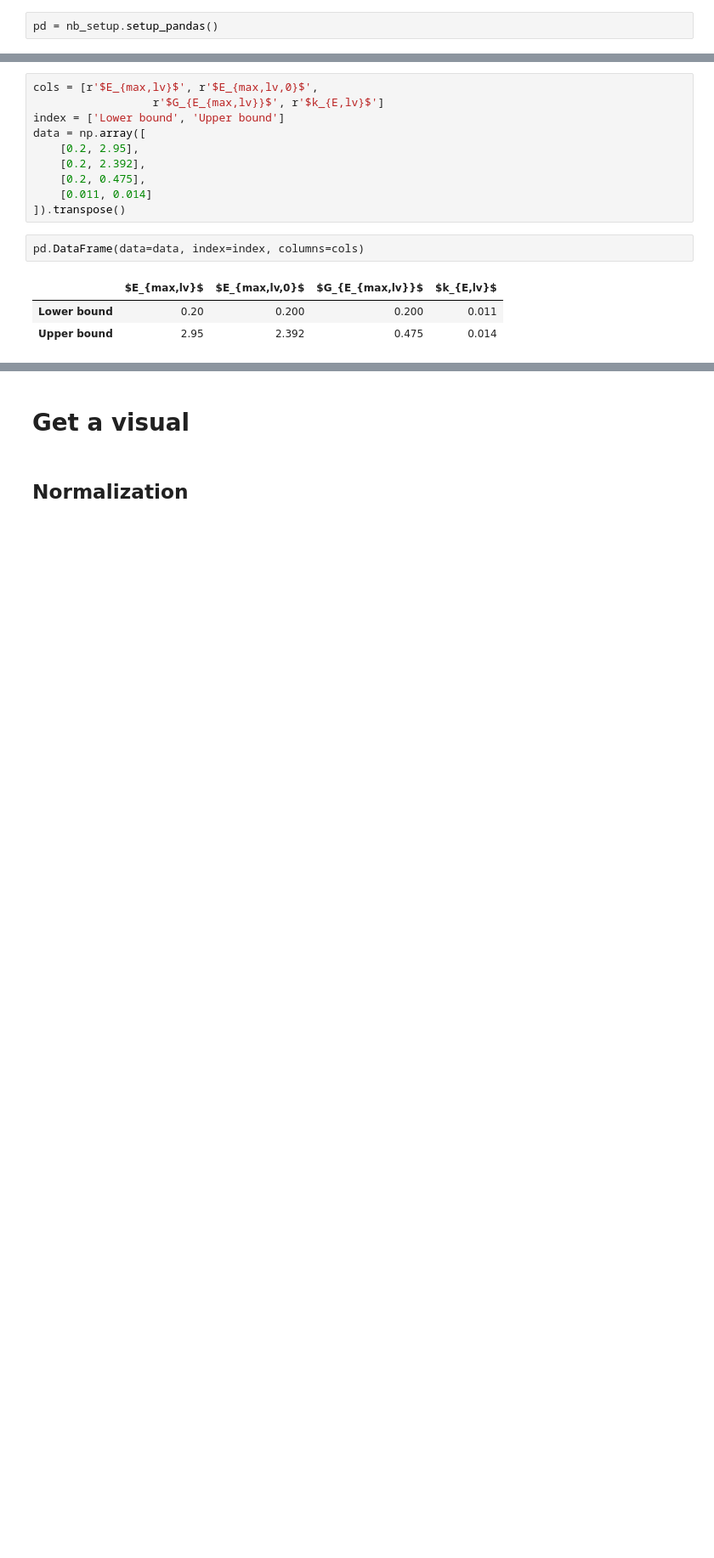
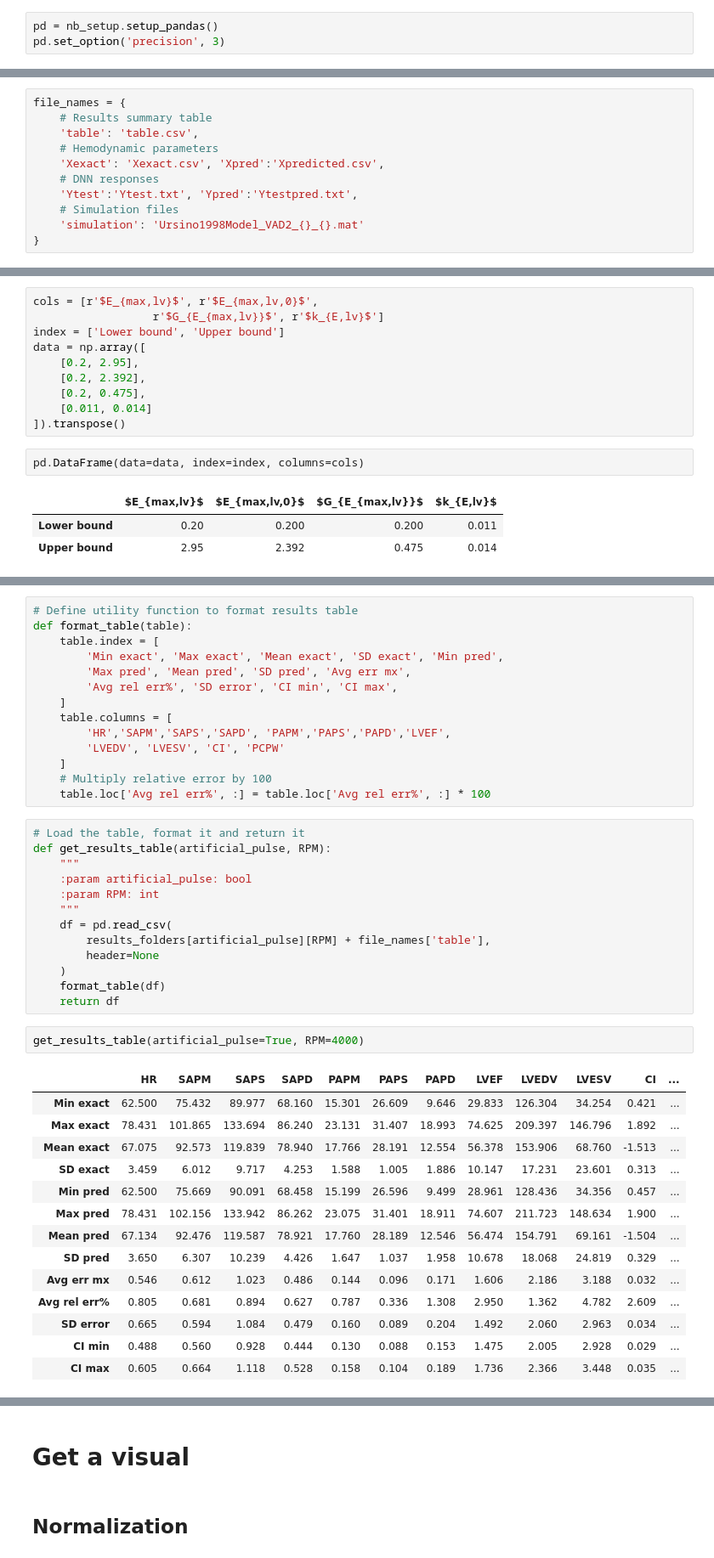
Before and after one commit to matthiaszeller/VAD-0D-DNN, a Jupyter notebook: notebooks/N13-Article-utility.ipynb, the cells around one changed output, grey strips where cells are left out. Shown: that part at 85% size. Saved outputs shown, nothing was run; the diff lists cells and outputs as text; blank space fills up the shorter version.

```diff
--- a/notebooks/N13-Article-utility.ipynb
+++ b/notebooks/N13-Article-utility.ipynb
@@ -10,5 +16,6 @@ from ipypublish import nb_setup
 # %%
 pd = nb_setup.setup_pandas()
+pd.set_option('precision', 3)
 # %%
 # https://stackoverflow.com/a/39566040/11552622
 rcparams = {
@@ -23,0 +33,11 @@ plt = nb_setup.setup_matplotlib(output=('pdf','svg'), rcparams=rcparams, usetex=
+# %%
+file_names = {
+    # Results summary table
+    'table': 'table.csv',
+    # Hemodynamic parameters
+    'Xexact': 'Xexact.csv', 'Xpred':'Xpredicted.csv',
+    # DNN responses
+    'Ytest':'Ytest.txt', 'Ypred':'Ytestpred.txt',
+    # Simulation files
+    'simulation': 'Ursino1998Model_VAD2_{}_{}.mat'
+}
@@ -45,0 +94,44 @@ pd.DataFrame(data=data, index=index, columns=cols)
+# %%
+# Define utility function to format results table
+def format_table(table):
+    table.index = [
+        'Min exact', 'Max exact', 'Mean exact', 'SD exact', 'Min pred',
+        'Max pred', 'Mean pred', 'SD pred', 'Avg err mx',
+        'Avg rel err%', 'SD error', 'CI min', 'CI max',
+    ]
+    table.columns = [
+        'HR','SAPM','SAPS','SAPD', 'PAPM','PAPS','PAPD','LVEF',
+        'LVEDV', 'LVESV', 'CI', 'PCPW'
+    ]
+    # Multiply relative error by 100
+    table.loc['Avg rel err%', :] = table.loc['Avg rel err%', :] * 100
+# %%
+# Load the table, format it and return it
+def get_results_table(artificial_pulse, RPM):
+    """
+    :param artificial_pulse: bool
+    :param RPM: int
+    """
+    df = pd.read_csv(
+        results_folders[artificial_pulse][RPM] + file_names['table'],
+        header=None
+    )
+    format_table(df)
+    return df
+# %%
+get_results_table(artificial_pulse=True, RPM=4000)
+# %% [output]
+|  | HR | SAPM | SAPS | SAPD | PAPM | PAPS | PAPD | LVEF | LVEDV | LVESV | CI | ... |
+| Min exact | 62.500 | 75.432 | 89.977 | 68.160 | 15.301 | 26.609 | 9.646 | 29.833 | 126.304 | 34.254 | 0.421 | ... |
+| Max exact | 78.431 | 101.865 | 133.694 | 86.240 | 23.131 | 31.407 | 18.993 | 74.625 | 209.397 | 146.796 | 1.892 | ... |
+| Mean exact | 67.075 | 92.573 | 119.839 | 78.940 | 17.766 | 28.191 | 12.554 | 56.378 | 153.906 | 68.760 | -1.513 | ... |
+| SD exact | 3.459 | 6.012 | 9.717 | 4.253 | 1.588 | 1.005 | 1.886 | 10.147 | 17.231 | 23.601 | 0.313 | ... |
+| Min pred | 62.500 | 75.669 | 90.091 | 68.458 | 15.199 | 26.596 | 9.499 | 28.961 | 128.436 | 34.356 | 0.457 | ... |
+| Max pred | 78.431 | 102.156 | 133.942 | 86.262 | 23.075 | 31.401 | 18.911 | 74.607 | 211.723 | 148.634 | 1.900 | ... |
+| Mean pred | 67.134 | 92.476 | 119.587 | 78.921 | 17.760 | 28.189 | 12.546 | 56.474 | 154.791 | 69.161 | -1.504 | ... |
+| SD pred | 3.650 | 6.307 | 10.239 | 4.426 | 1.647 | 1.037 | 1.958 | 10.678 | 18.068 | 24.819 | 0.329 | ... |
+| Avg err mx | 0.546 | 0.612 | 1.023 | 0.486 | 0.144 | 0.096 | 0.171 | 1.606 | 2.186 | 3.188 | 0.032 | ... |
+| Avg rel err% | 0.805 | 0.681 | 0.894 | 0.627 | 0.787 | 0.336 | 1.308 | 2.950 | 1.362 | 4.782 | 2.609 | ... |
+| SD error | 0.665 | 0.594 | 1.084 | 0.479 | 0.160 | 0.089 | 0.204 | 1.492 | 2.060 | 2.963 | 0.034 | ... |
+| CI min | 0.488 | 0.560 | 0.928 | 0.444 | 0.130 | 0.088 | 0.153 | 1.475 | 2.005 | 2.928 | 0.029 | ... |
+| CI max | 0.605 | 0.664 | 1.118 | 0.528 | 0.158 | 0.104 | 0.189 | 1.736 | 2.366 | 3.448 | 0.035 | ... |
```
Also changed, not shown: parts of 23 cells of this notebook, 2 other files.
